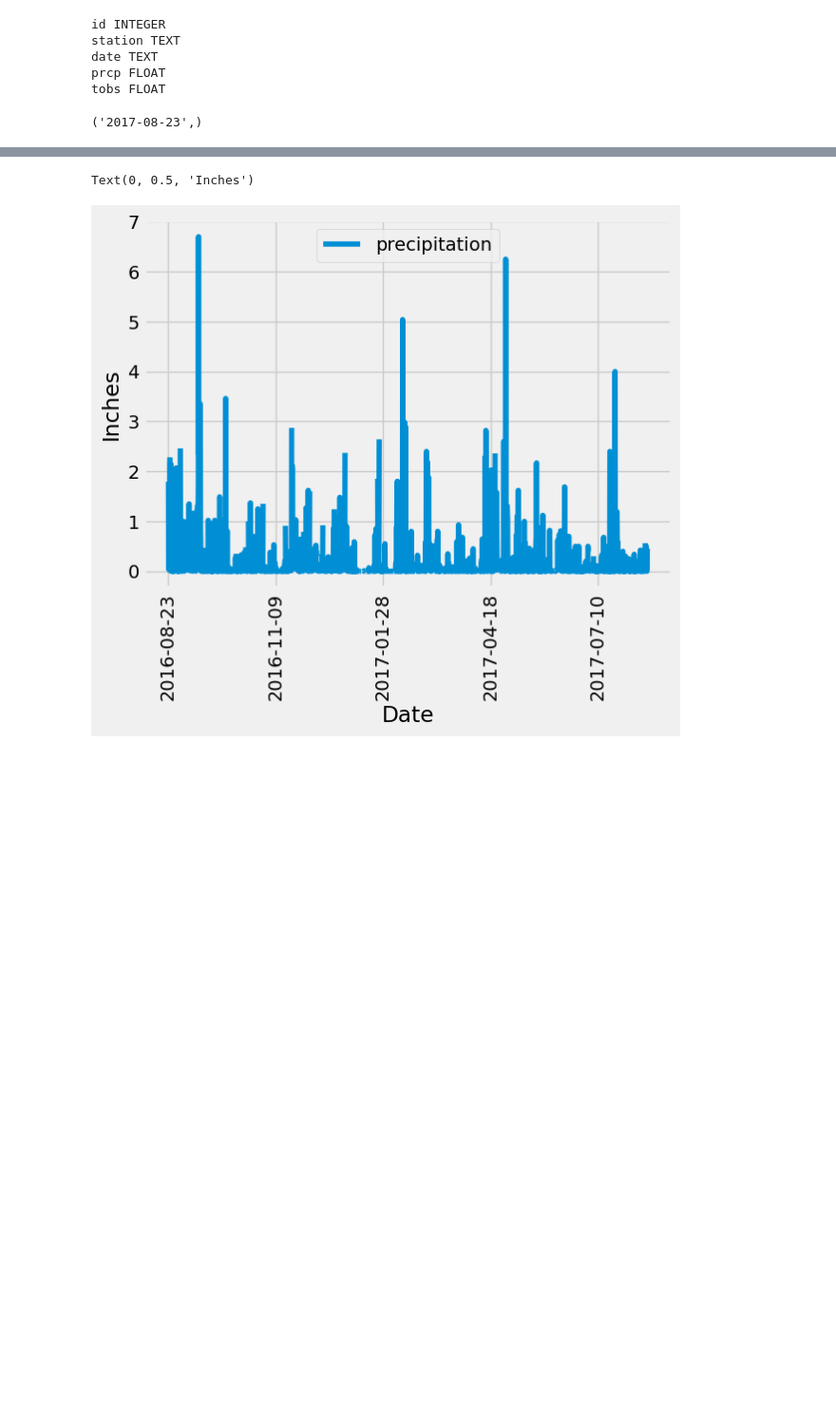
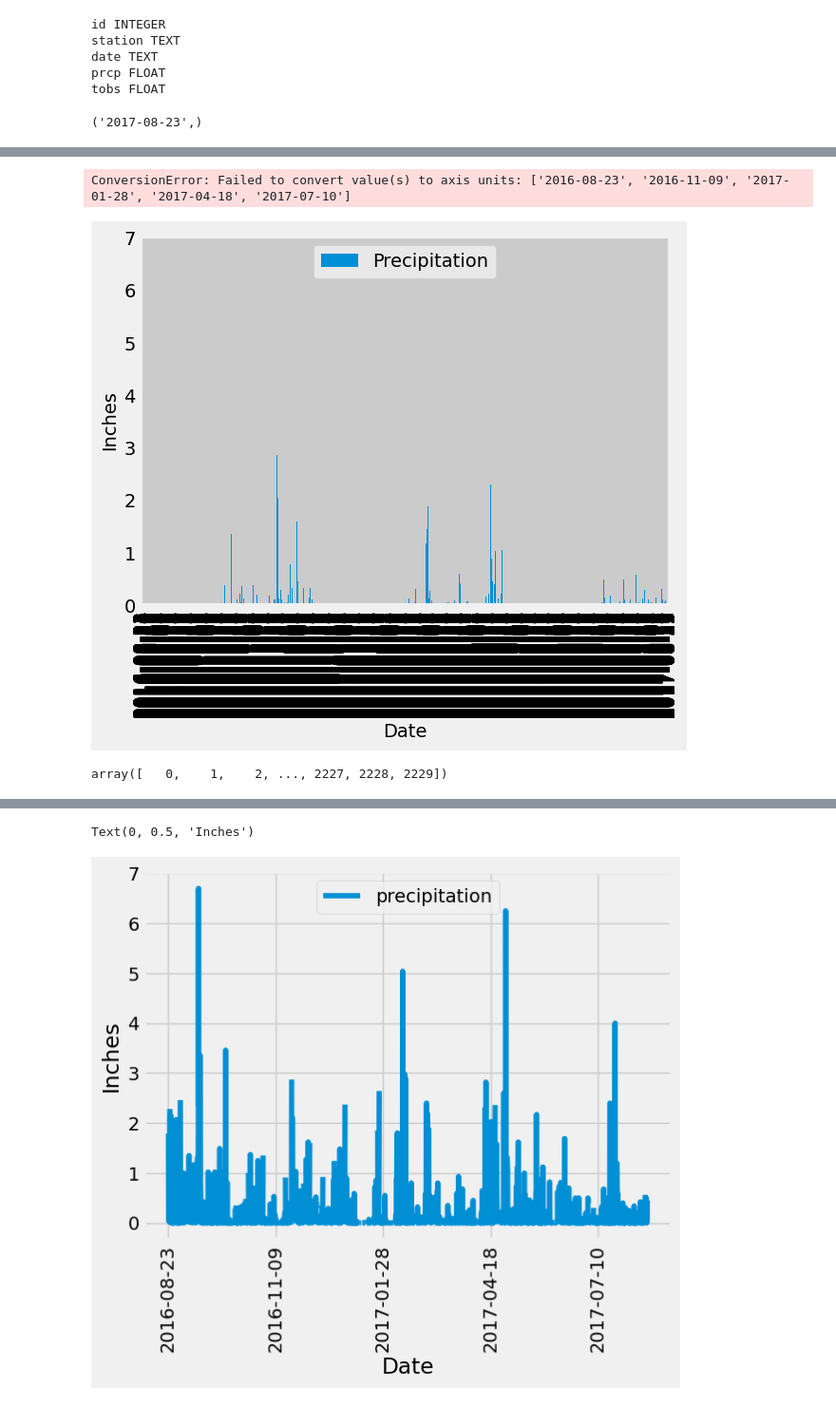
Before and after one commit to GurpreetChugh/SQLAlchemy-Challenge, a Jupyter notebook: SurfsUp/climate_starter.ipynb, the cells around one changed output, grey strips where cells are left out. Shown: that part at 95% size. Saved outputs shown, nothing was run; the diff lists cells and outputs as text; code cells hidden in the pictures; blank space fills up the shorter version.

```diff
--- a/SurfsUp/climate_starter.ipynb
+++ b/SurfsUp/climate_starter.ipynb
@@ -82,0 +79,3 @@ sqlalchemy.engine.row.Row
+# %%
+starting_date = (dt.datetime.strptime(recent_date[0], '%Y-%m-%d') - dt.timedelta(days=365)).date()
+starting_date
@@ -82,0 +84,3 @@ sqlalchemy.engine.row.Row
+# %%
+results =  session.query(Measurement.date, Measurement.prcp).filter(Measurement.date >= starting_date).all()
+results
@@ -82,0 +105,4 @@ sqlalchemy.engine.row.Row
+# %%
+precipitation_df = pd.DataFrame(results, columns = ['Date', 'Precipitation'])
+precipitation_df = precipitation_df.sort_values('Date', ascending=True)
+precipitation_df.head(10)
@@ -82,0 +121,11 @@ sqlalchemy.engine.row.Row
+# %%
+ax = precipitation_df.plot.bar('Date', 'Precipitation')
+ax.set_ylabel('Inches')
+ax.set_xticks(['2016-08-23','2016-11-09', '2017-01-28', '2017-04-18', '2017-07-10'])
+# %% [output]
+ConversionError: Failed to convert value(s) to axis units: ['2016-08-23', '2016-11-09', '2017-01-28', '2017-04-18', '2017-07-10']
+[figure, added]
+# %%
+ax.get_xticks()
+# %% [output]
+array([   0,    1,    2, ..., 2227, 2228, 2229])
```
Also changed, not shown: parts of 6 cells of this notebook.
